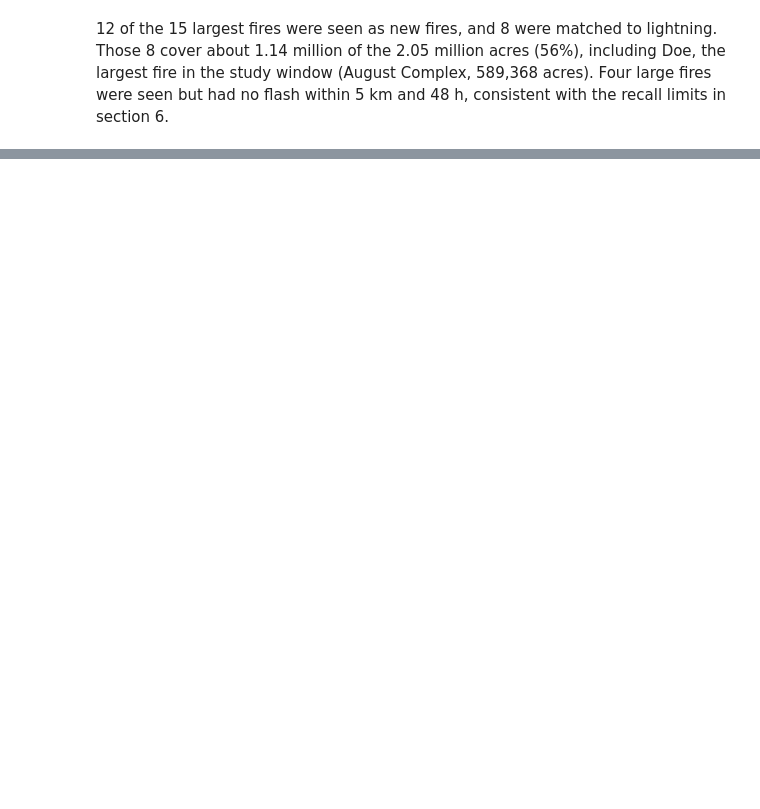
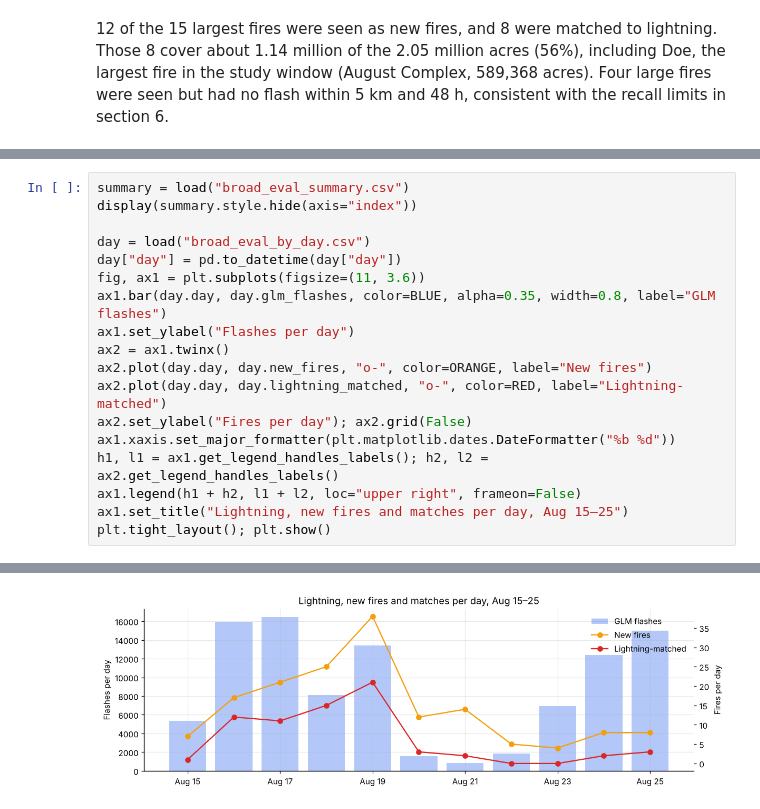
Before and after one commit to chinmayibolisetty-cmd/wildfire-lightning-pipeline., a Jupyter notebook: results.ipynb, the cells around one changed output, grey strips where cells are left out. Saved outputs shown, nothing was run; the diff lists cells and outputs as text; blank space fills up the shorter version.

Commit message:
Add broader evaluation, Snowflake and course techniques to results notebook; export results.py

```diff
--- a/results.ipynb
+++ b/results.ipynb
@@ -358,0 +357,19 @@ Details are in `README.md`.
+# %%
+summary = load("broad_eval_summary.csv")
+display(summary.style.hide(axis="index"))
+
+day = load("broad_eval_by_day.csv")
+day["day"] = pd.to_datetime(day["day"])
+fig, ax1 = plt.subplots(figsize=(11, 3.6))
+ax1.bar(day.day, day.glm_flashes, color=BLUE, alpha=0.35, width=0.8, label="GLM flashes")
+ax1.set_ylabel("Flashes per day")
+ax2 = ax1.twinx()
+ax2.plot(day.day, day.new_fires, "o-", color=ORANGE, label="New fires")
+ax2.plot(day.day, day.lightning_matched, "o-", color=RED, label="Lightning-matched")
+ax2.set_ylabel("Fires per day"); ax2.grid(False)
+ax1.xaxis.set_major_formatter(plt.matplotlib.dates.DateFormatter("%b %d"))
+h1, l1 = ax1.get_legend_handles_labels(); h2, l2 = ax2.get_legend_handles_labels()
+ax1.legend(h1 + h2, l1 + l2, loc="upper right", frameon=False)
+ax1.set_title("Lightning, new fires and matches per day, Aug 15–25")
+plt.tight_layout(); plt.show()
+# %% [output]
@@ -358,0 +380 @@ Details are in `README.md`.
+[figure, added]
```
Also changed, not shown: parts of 23 cells of this notebook, 1 other file.
